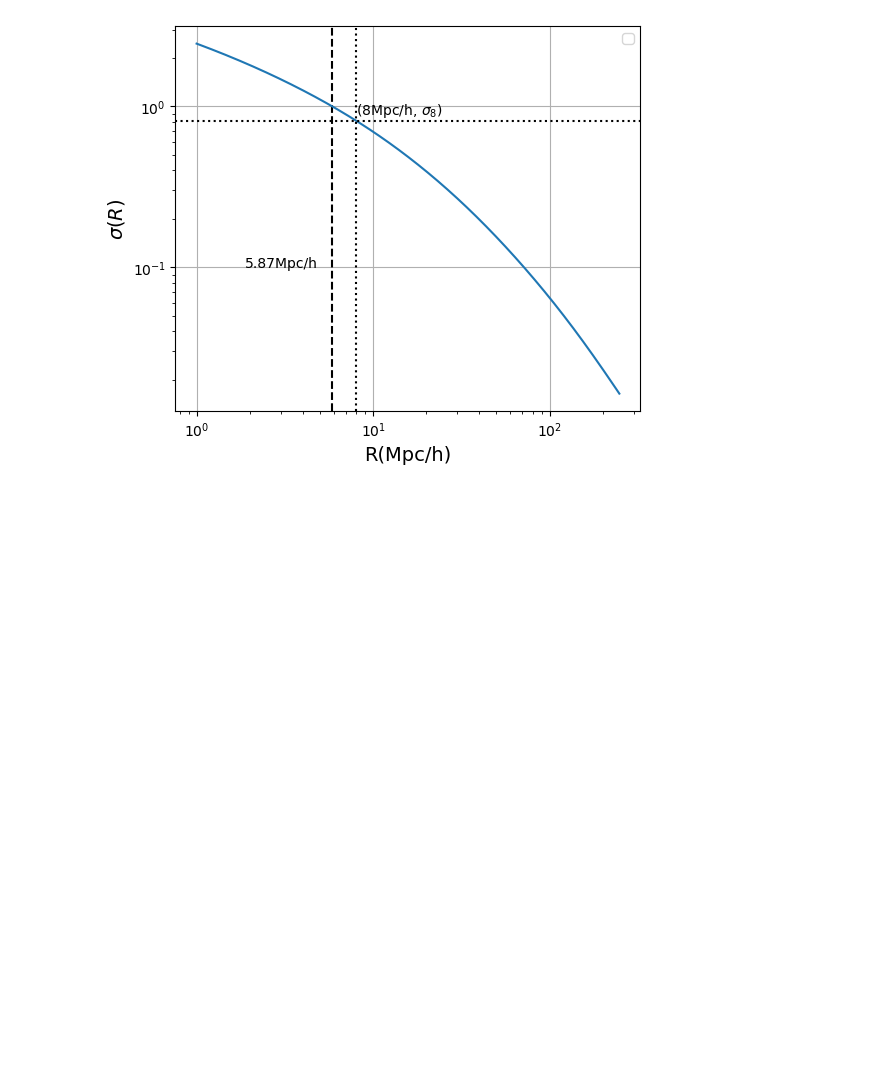
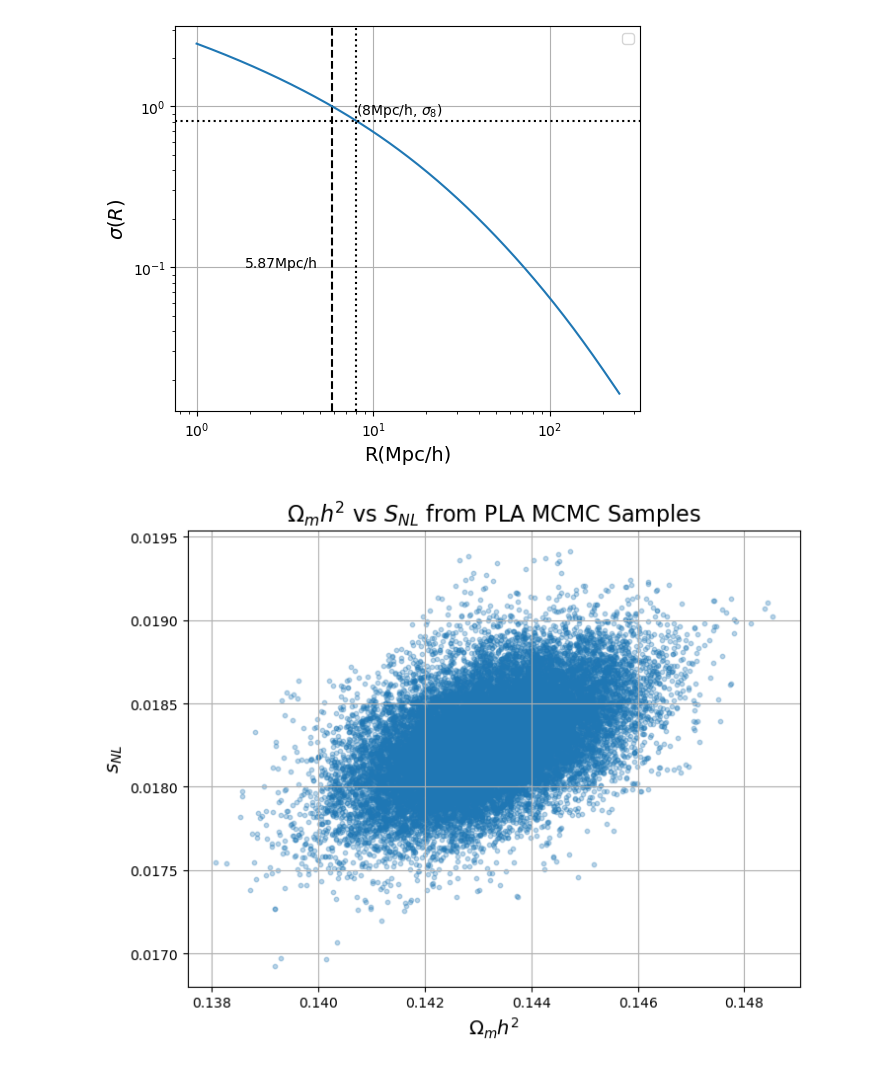
Before and after one commit to FedeDavilaKurban/Snl, a Jupyter notebook: Pk_from_MCMC.ipynb, the cells around one changed output. Drawn from its saved outputs; the diff is of its cells as text; code cells hidden in the pictures; blank space fills up the shorter version.

```diff
--- a/Pk_from_MCMC.ipynb
+++ b/Pk_from_MCMC.ipynb
@@ -14,7 +14,7 @@ omega_m = samples.samples[:, samples.index['omegam']]
 sigma_8 = samples.samples[:, samples.index['sigma8']]
 H_0 = samples.samples[:, samples.index['H0']] # if 'H0' in samples.paramNames.names else 67.2  # Planck value
 omega_bh2 = samples.samples[:, samples.index['omegabh2']]
-omega_b = omega_bh2/(H0/100)**2
+omega_b = omega_bh2/(H_0/100)**2
 n_s = samples.samples[:, samples.index['ns']]  # Scalar spectral index
 
 # Define k values for the power spectrum
@@ -74,7 +70,7 @@ plt.figure(figsize=(6, 5))
 plt.loglog()
 
 # R para sigma=1
-R_nl = get_Rnl(R,sigma_tophat,1)
+R_nl = cosmo.sigma(1, z=0, inverse=True)
 plt.axvline(R_nl,ls='--',c='k')
 plt.text(R_nl-4,1e-1,f'{R_nl:.2f}Mpc/h')
 
@@ -112,8 +108,8 @@ def get_Snl(samples, zs):
     omega_b = omega_bh2/(H0/100)**2
     n_s = samples.samples[:, samples.index['ns']]  # Scalar spectral index
 
-    # R to calculate Sigma(R)
-    R = 10**np.arange(0,2.4,0.005)
+#    # R to calculate Sigma(R)
+#    R = 10**np.arange(0,2.4,0.005)
 
     # Set array for storing S_nl
     S_nl = np.zeros((len(zs),len(omega_m)))
@@ -132,8 +128,9 @@ def get_Snl(samples, zs):
             cosmo = cosmology.setCosmology('myCosmo', params = cosmology.cosmologies['planck18'], **cosmo_params)
 
             # Get R_nl
-            sigma_tophat = cosmo.sigma(R, z=zs[j])
-            R_nl = get_Rnl(R,sigma_tophat,1)
+            #sigma_tophat = cosmo.sigma(R, z=zs[j])
+            #R_nl = get_Rnl(R,sigma_tophat,1)
+            R_nl  = cosmo.sigma(1, z=zs[j], inverse=True)
 
             # Get Dv
             D_H = cosmo.comovingDistance(z_min=0,z_max=zs[j]) #Comoving distance
@@ -160,18 +157,21 @@ samples_cmb = loadMCSamples(chain_root_cmb)
 
 s_nl_cmb = get_Snl(samples_cmb,zs)
 #s_nl_cl = get_Snl(samples_cl,zs)
-
-# Plotting Omega_m vs s_nl
-# ------------------------------
-omegam_cmb = samples_cmb.samples[:, samples_cmb.index['omegam']]
-#omegam_cl = samples_cl.samples[:, samples_cl.index['omegam']]
-
-plt.figure(figsize=(8, 6))
-for i in range(len(s_nl_cmb)):
-    plt.scatter(omegam_cmb*h**2, s_nl_cmb[i], alpha=0.3, color='C00', s=10)
-    #plt.scatter(omegam_cl*h**2, s_nl_cl[i], alpha=0.3, color='C01', s=10)
-plt.xlabel(r'$\Omega_m h^2$', fontsize=14)
-plt.ylabel(r'$s_{NL}$', fontsize=14)
-plt.title(r'$\Omega_m h^2$ vs $S_{NL}$ from PLA MCMC Samples', fontsize=16)
-plt.grid(True)
-plt.show()
+# %%
+
+# Plotting Omega_m vs s_nl
+# ------------------------------
+omegamh2_cmb = samples_cmb.samples[:, samples_cmb.index['omegamh2']]
+#omegam_cl = samples_cl.samples[:, samples_cl.index['omegam']]
+
+plt.figure(figsize=(8, 6))
+for i in range(len(s_nl_cmb)):
+    plt.scatter(omegamh2_cmb, s_nl_cmb[i], alpha=0.3, color='C00', s=10)
+    #plt.scatter(omegam_cl*h**2, s_nl_cl[i], alpha=0.3, color='C01', s=10)
+plt.xlabel(r'$\Omega_m h^2$', fontsize=14)
+plt.ylabel(r'$s_{NL}$', fontsize=14)
+plt.title(r'$\Omega_m h^2$ vs $S_{NL}$ from PLA MCMC Samples', fontsize=16)
+plt.grid(True)
+plt.show()
+# %% [output]
+[figure, added]
```
Also changed, not shown: parts of 9 cells of this notebook, 2 other files.
